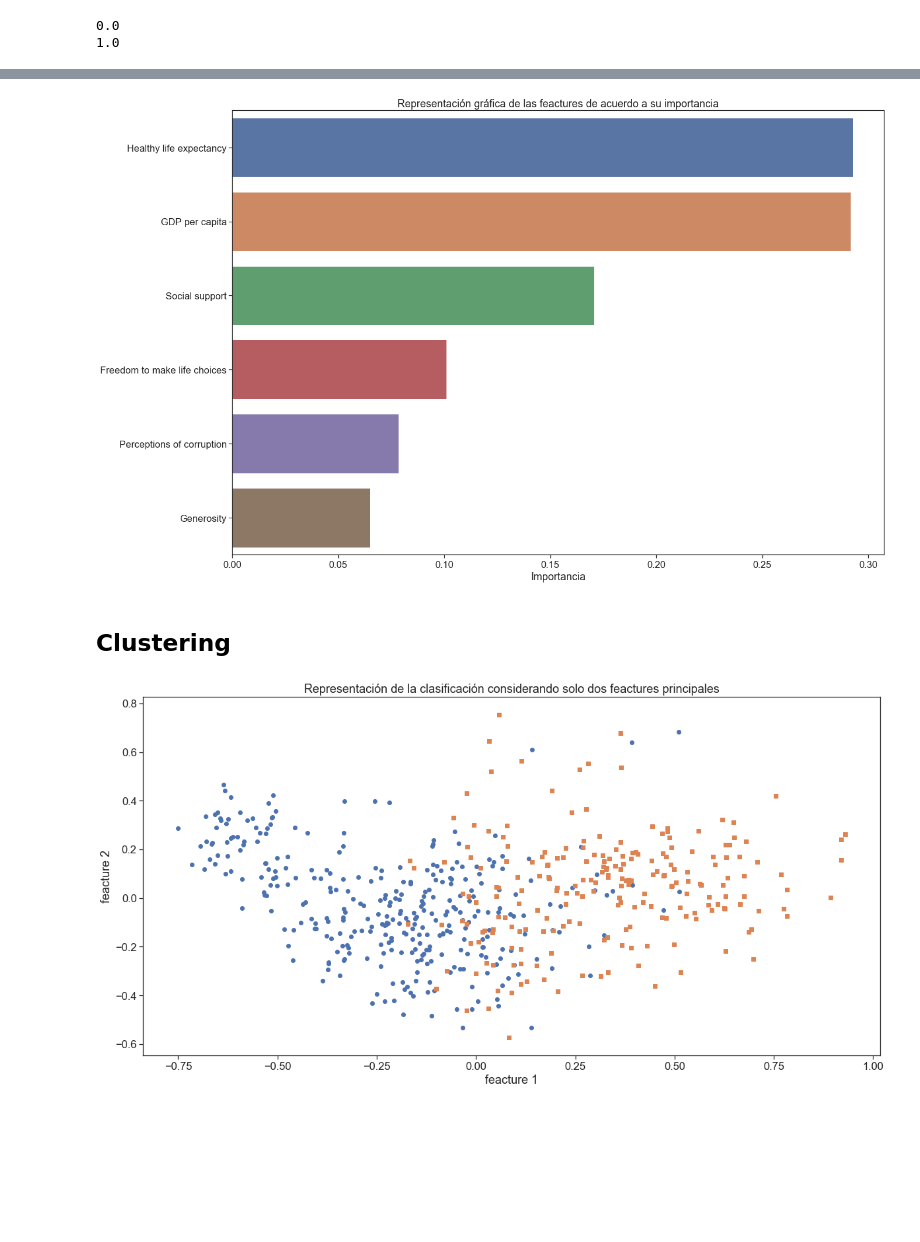
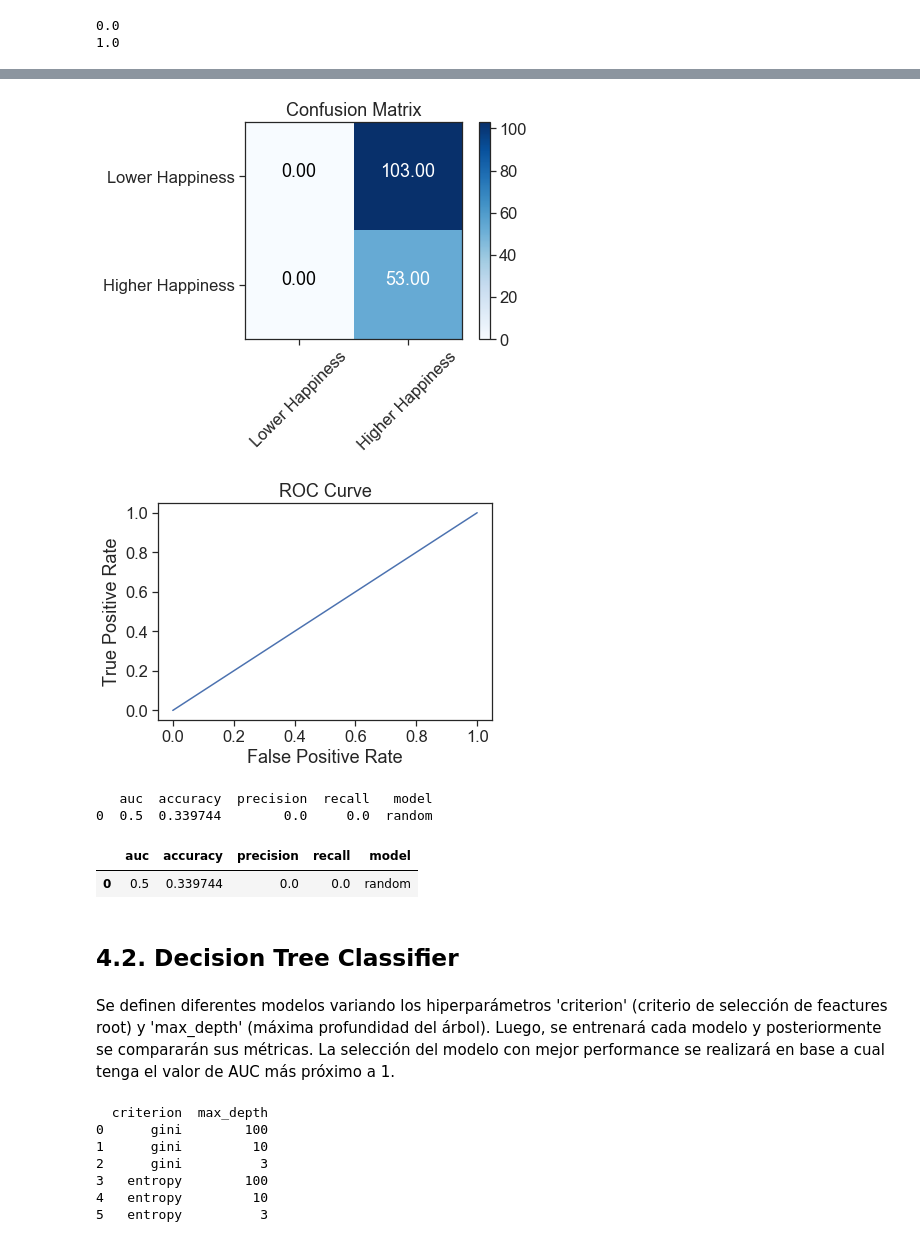
Before and after one commit to mcnieto/ceia, a Jupyter notebook: machine_learning_1/trabajo_integrador/ml1_tp_integrador.ipynb, the cells around one changed output, grey strips where cells are left out. Saved outputs shown, nothing was run; the diff lists cells and outputs as text; code cells hidden in the pictures; blank space fills up the shorter version.

Commit message:
Update ml1_tp_integrador.ipynb
se agregan comentarios descriptivos de cada procedimiento.

```diff
--- a/machine_learning_1/trabajo_integrador/ml1_tp_integrador.ipynb
+++ b/machine_learning_1/trabajo_integrador/ml1_tp_integrador.ipynb
@@ -827,33 +787,40 @@ REAL
-# %%
-rf_model.fit(x_train_norm,y_binary_train)
-
-feature_columns = final_dataset.columns
-
-feature_imp = pd.Series(rf_model.feature_importances_,index=feature_columns).sort_values(ascending=False)
-
-plt.figure(figsize=(20,14))
-sns.barplot(x=feature_imp, y=feature_imp.index)
-plt.xlabel('Importancia')
-plt.title("Representación gráfica de las feactures de acuerdo a su importancia")
-plt.show()
-# %% [output]
-[figure, removed]
-# %% [markdown]
-## Clustering
-# %%
-pca = PCA(n_components=2)
-x_train_pca = pca.fit_transform(x_train_norm)
-x_test_pca = pca.fit_transform(x_test_norm)
-
-x_train_pca_1 = x_train_pca[y_binary_train == 1]
-x_train_pca_0 = x_train_pca[y_binary_train == 0]
-
-plt.figure(figsize=(20,10))
-plt.scatter(x_train_pca_1[:,0], x_train_pca_1[:,1],marker="o")
-plt.scatter(x_train_pca_0[:,0], x_train_pca_0[:,1],marker="s")
-plt.title('Representación de la clasificación considerando solo dos feactures principales')
-plt.xlabel('feacture 1')
-plt.ylabel('feacture 2')
-plt.show()
-# %% [output]
-[figure, removed]
+# %%
+rm_metrics = model_performance_metrics(y_binary_validation, rm_predictions, 'random')
+# %% [output]
+[figure, added]
+[figure, added]
+   auc  accuracy  precision  recall   model
+0  0.5  0.339744        0.0     0.0  random
+# %%
+# Se almacenan las métricas del modelo para realizar su posterior comparación contra las de los otros modelos considerados
+
+metrics_all_models = metrics_all_models.append(rm_metrics, ignore_index = True)
+metrics_all_models
+# %% [output]
+|  | auc | accuracy | precision | recall | model |
+| 0 | 0.5 | 0.339744 | 0.0 | 0.0 | random |
+# %% [markdown]
+## 4.2. Decision Tree Classifier
+# %% [markdown]
+Se definen diferentes modelos variando los hiperparámetros 'criterion' (criterio de selección de feactures root) y 'max_depth' (máxima profundidad del árbol). Luego, se entrenará cada modelo y posteriormente se compararán sus métricas. La selección del modelo con mejor performance se realizará en base a cual tenga el valor de AUC más próximo a 1.
+# %%
+# Definición de matriz de hiperparámetros.
+
+tree_params_columns = ['criterion', 'max_depth']
+tree_params_data    = [['gini',100],
+                       ['gini',10],
+                       ['gini',3],
+                       ['entropy',100],
+                       ['entropy',10],
+                       ['entropy',3]]
+
+tree_params = pd.DataFrame(tree_params_data, columns=tree_params_columns)
+print(tree_params)
+# %% [output]
+  criterion  max_depth
+0      gini        100
+1      gini         10
+2      gini          3
+3   entropy        100
+4   entropy         10
+5   entropy          3
```
Also changed, not shown: parts of 91 cells of this notebook.
